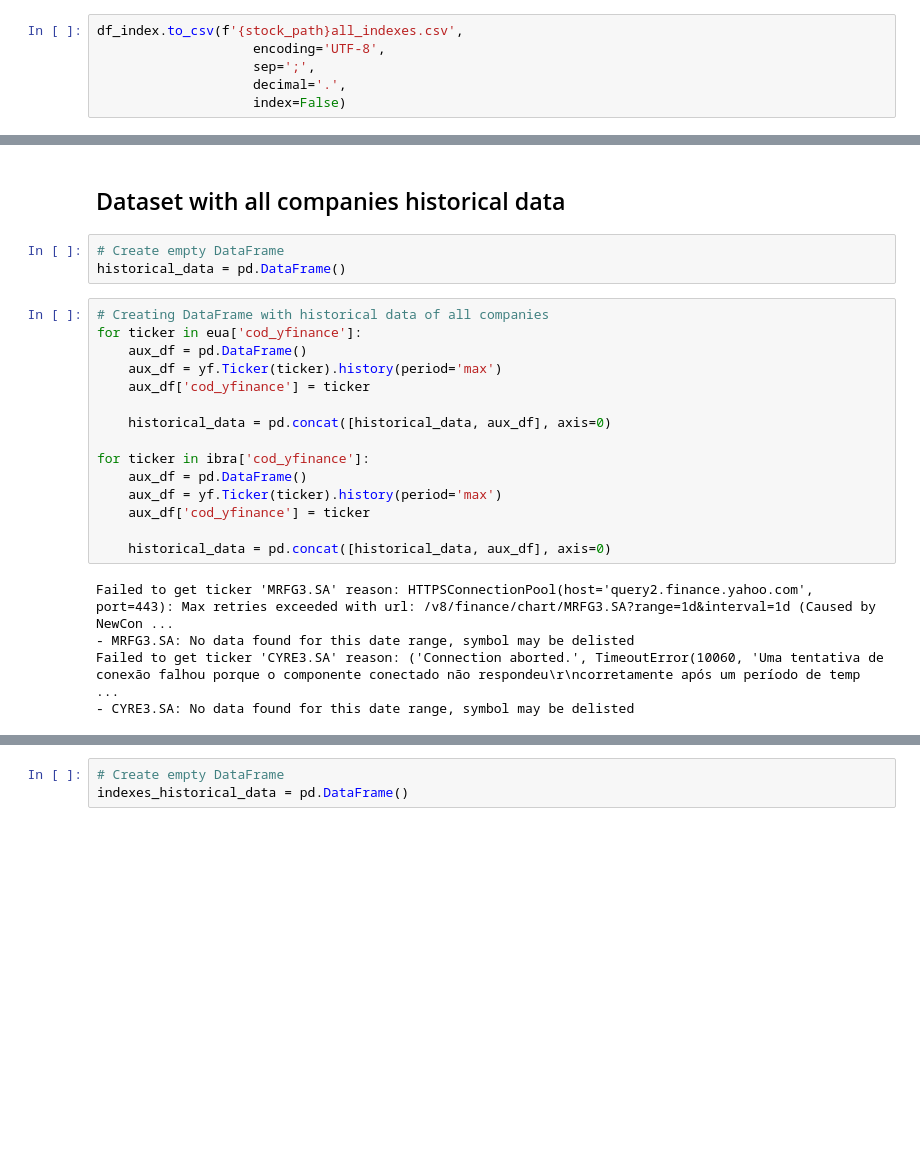
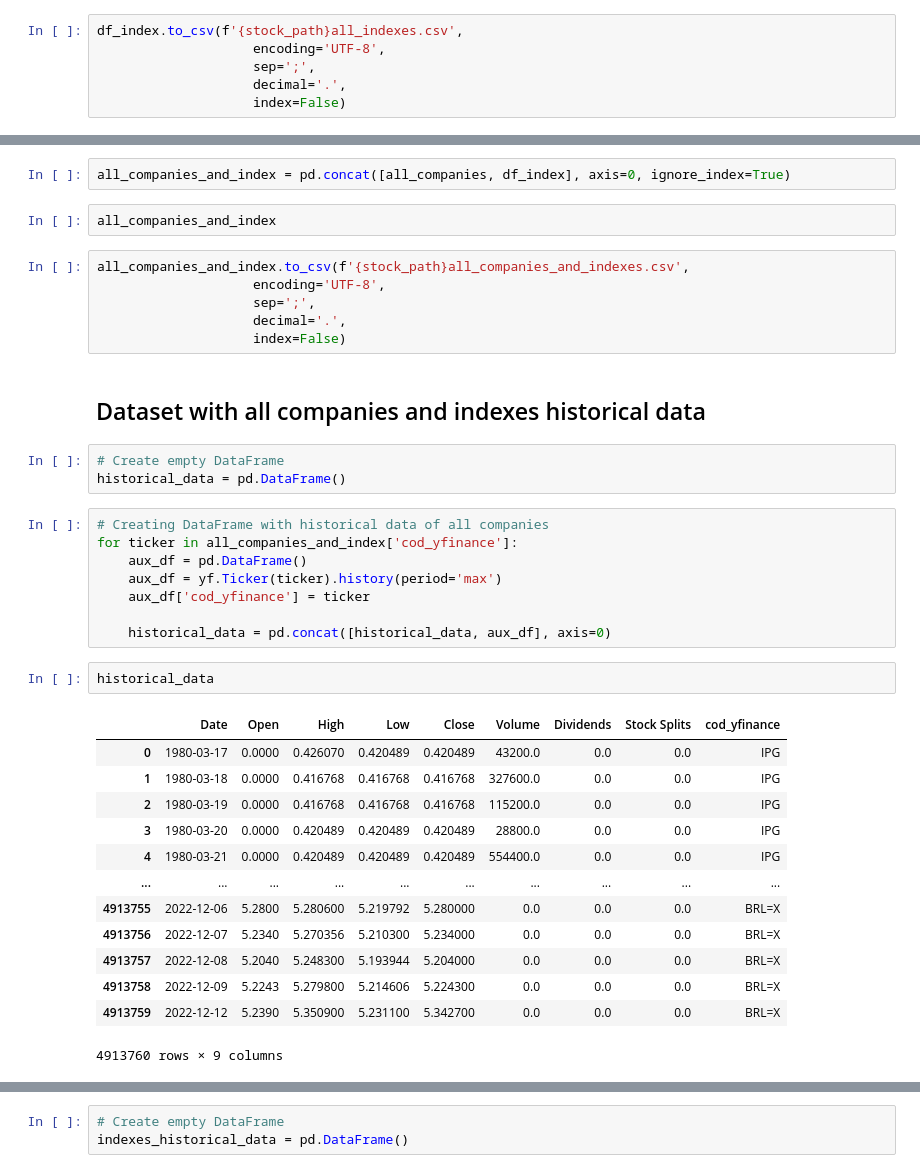
Before and after one commit to pedrolaender/05.Ironhack_Final_Project, a Jupyter notebook: testes.ipynb, the cells around one changed output, grey strips where cells are left out. Saved outputs shown, nothing was run; the diff lists cells and outputs as text; blank space fills up the shorter version.

```diff
--- a/testes.ipynb
+++ b/testes.ipynb
@@ -1084,28 +895,42 @@ df_index.to_csv(f'{stock_path}all_indexes.csv',
+# %%
+all_companies_and_index = pd.concat([all_companies, df_index], axis=0, ignore_index=True)
+# %%
+all_companies_and_index
+# %%
+all_companies_and_index.to_csv(f'{stock_path}all_companies_and_indexes.csv',
+                    encoding='UTF-8',
+                    sep=';',
+                    decimal='.',
+                    index=False)
 # %% [markdown]
-## Dataset with all companies historical data
+## Dataset with all companies and indexes historical data
 # %%
 # Create empty DataFrame
 historical_data = pd.DataFrame()
 # %%
 # Creating DataFrame with historical data of all companies
-for ticker in eua['cod_yfinance']:
+for ticker in all_companies_and_index['cod_yfinance']:
     aux_df = pd.DataFrame()
     aux_df = yf.Ticker(ticker).history(period='max')
     aux_df['cod_yfinance'] = ticker
 
     historical_data = pd.concat([historical_data, aux_df], axis=0)
-
-for ticker in ibra['cod_yfinance']:
-    aux_df = pd.DataFrame()
-    aux_df = yf.Ticker(ticker).history(period='max')
-    aux_df['cod_yfinance'] = ticker
-
-    historical_data = pd.concat([historical_data, aux_df], axis=0)
-# %% [output]
-Failed to get ticker 'MRFG3.SA' reason: HTTPSConnectionPool(host='query2.finance.yahoo.com', port=443): Max retries exceeded with url: /v8/finance/chart/MRFG3.SA?range=1d&interval=1d (Caused by NewCon ...
-- MRFG3.SA: No data found for this date range, symbol may be delisted
-Failed to get ticker 'CYRE3.SA' reason: ('Connection aborted.', TimeoutError(10060, 'Uma tentativa de conexão falhou porque o componente conectado não respondeu\r\ncorretamente após um período de temp ...
-- CYRE3.SA: No data found for this date range, symbol may be delisted
+# %%
+historical_data
+# %% [output]
+|  | Date | Open | High | Low | Close | Volume | Dividends | Stock Splits | cod_yfinance |
+| 0 | 1980-03-17 | 0.0000 | 0.426070 | 0.420489 | 0.420489 | 43200.0 | 0.0 | 0.0 | IPG |
+| 1 | 1980-03-18 | 0.0000 | 0.416768 | 0.416768 | 0.416768 | 327600.0 | 0.0 | 0.0 | IPG |
+| 2 | 1980-03-19 | 0.0000 | 0.416768 | 0.416768 | 0.416768 | 115200.0 | 0.0 | 0.0 | IPG |
+| 3 | 1980-03-20 | 0.0000 | 0.420489 | 0.420489 | 0.420489 | 28800.0 | 0.0 | 0.0 | IPG |
+| 4 | 1980-03-21 | 0.0000 | 0.420489 | 0.420489 | 0.420489 | 554400.0 | 0.0 | 0.0 | IPG |
+| ... | ... | ... | ... | ... | ... | ... | ... | ... | ... |
+| 4913755 | 2022-12-06 | 5.2800 | 5.280600 | 5.219792 | 5.280000 | 0.0 | 0.0 | 0.0 | BRL=X |
+| 4913756 | 2022-12-07 | 5.2340 | 5.270356 | 5.210300 | 5.234000 | 0.0 | 0.0 | 0.0 | BRL=X |
+| 4913757 | 2022-12-08 | 5.2040 | 5.248300 | 5.193944 | 5.204000 | 0.0 | 0.0 | 0.0 | BRL=X |
+| 4913758 | 2022-12-09 | 5.2243 | 5.279800 | 5.214606 | 5.224300 | 0.0 | 0.0 | 0.0 | BRL=X |
+| 4913759 | 2022-12-12 | 5.2390 | 5.350900 | 5.231100 | 5.342700 | 0.0 | 0.0 | 0.0 | BRL=X |
+4913760 rows × 9 columns
 # %%
 # Check if got all companies historical data
 len(historical_data['cod_yfinance'].unique())
```
Also changed, not shown: parts of 91 cells of this notebook, 1 other file.
